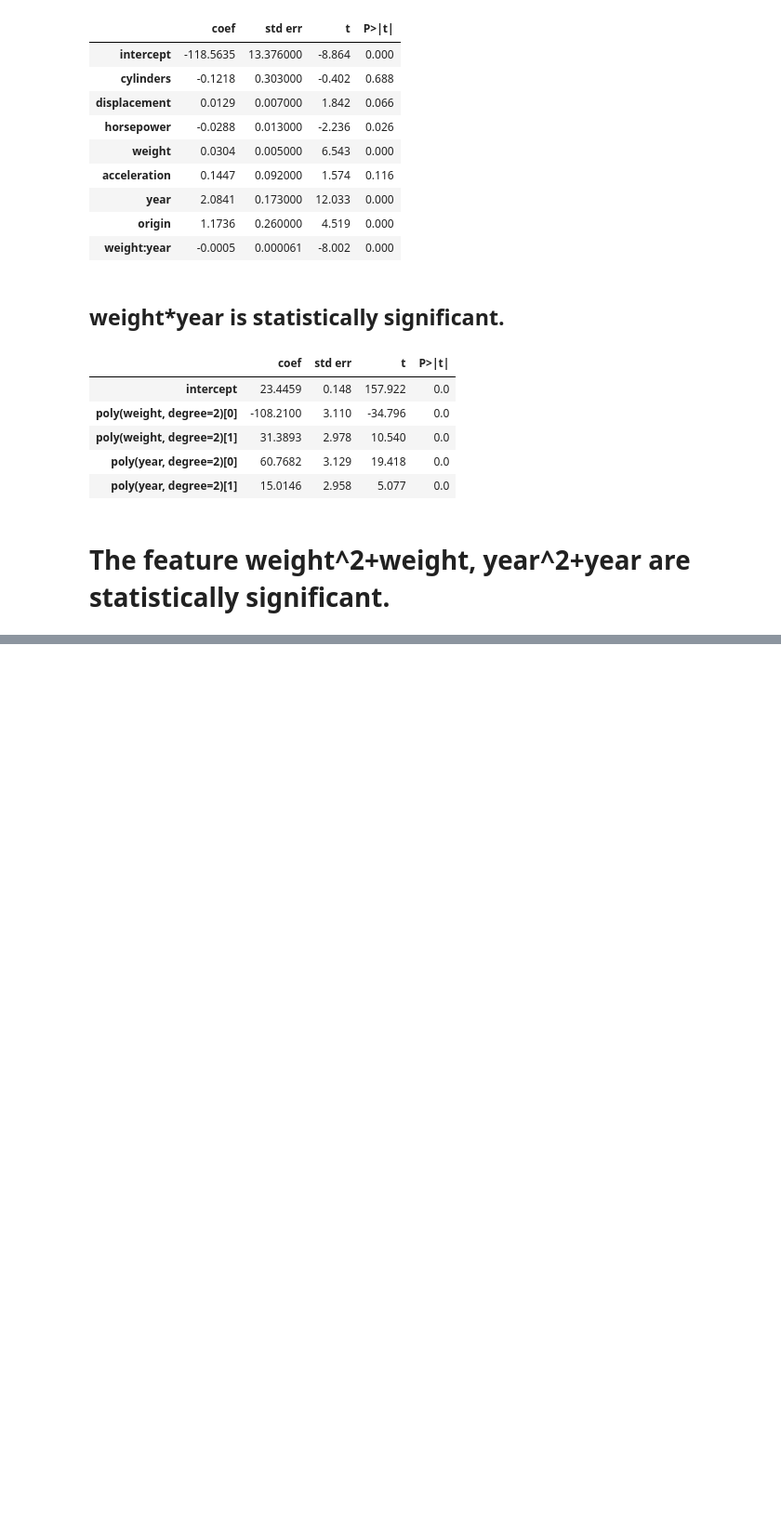
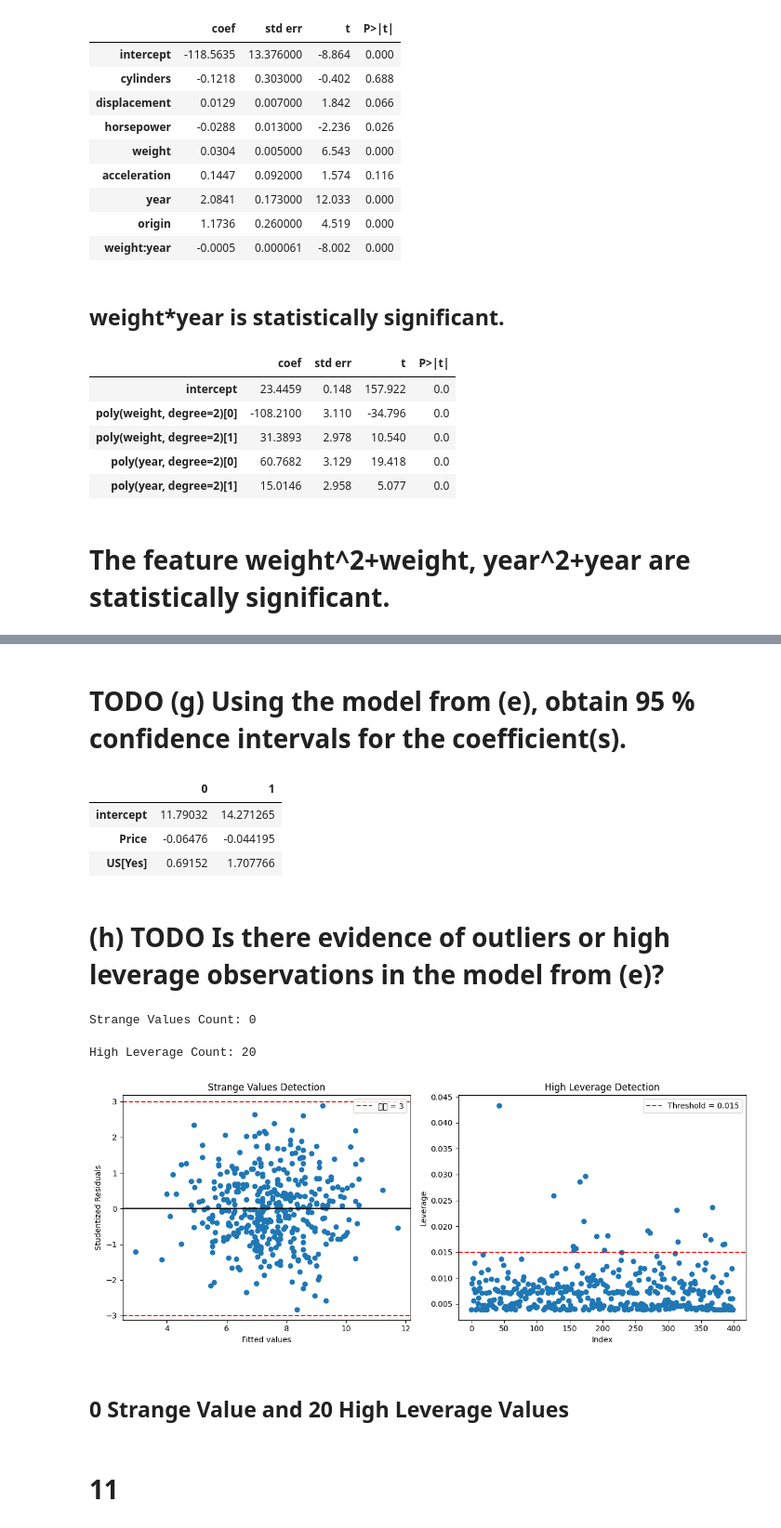
Before and after one commit to AshfordLee/Stanford_CS189, a Jupyter notebook: ISL_python/Ch3/Exercises3.ipynb, the cells around one changed output, grey strips where cells are left out. Shown at 93% size. Drawn from its saved outputs; the diff is of its cells as text; code cells hidden in the pictures; blank space fills up the shorter version.

```diff
--- a/ISL_python/Ch3/Exercises3.ipynb
+++ b/ISL_python/Ch3/Exercises3.ipynb
@@ -278,0 +364,2 @@ summarize(model2.fit())
+# %%
+small_model.fit().summary()
@@ -278,0 +389,66 @@ summarize(model2.fit())
+# %% [markdown]
+# TODO (g)  Using the model from (e), obtain 95 % confidence intervals for the coefficient(s).
+# %%
+small_model_fit=small_model.fit()
+
+conf_int_coef=small_model_fit.conf_int(alpha=0.05)
+
+conf_int_coef
+# %% [output]
+|  | 0 | 1 |
+| intercept | 11.79032 | 14.271265 |
+| Price | -0.06476 | -0.044195 |
+| US[Yes] | 0.69152 | 1.707766 |
+# %% [markdown]
+# (h) TODO Is there evidence of outliers or high leverage observations in the model from (e)?
+# %%
+infl=small_model_fit.get_influence()
+
+studentized_residuals=infl.resid_studentized_external
+
+outliers = np.abs(studentized_residuals) > 3
+
+print("Strange Values Count:", outliers.sum())
+# %% [output]
+Strange Values Count: 0
+# %%
+leverage = infl.hat_matrix_diag
+n = len(leverage)  # 样本数
+p = small_model_fit.df_model  # 预测变量数（不包括截距）
+threshold = 2 * (p + 1) / n  # 阈值
+high_leverage = leverage > threshold
+
+print("High Leverage Count:", high_leverage.sum())
+# %% [output]
+High Leverage Count: 20
+# %%
+import matplotlib.pyplot as plt
+
+fig, axes = plt.subplots(1, 2, figsize=(12, 5))
+
+# 学生化残差图
+axes[0].scatter(small_model_fit.fittedvalues, studentized_residuals)
+axes[0].axhline(y=3, color='r', linestyle='--', label='阈值 = 3')
+axes[0].axhline(y=-3, color='r', linestyle='--')
+axes[0].axhline(y=0, color='k', linestyle='-')
+axes[0].set_xlabel('Fitted values')
+axes[0].set_ylabel('Studentized Residuals')
+axes[0].set_title('Strange Values Detection')
+axes[0].legend()
+
+# 杠杆值图
+axes[1].scatter(np.arange(n), leverage)
+axes[1].axhline(y=threshold, color='r', linestyle='--', label=f'Threshold = {threshold:.3f}')
+axes[1].set_xlabel('Index')
+axes[1].set_ylabel('Leverage')
+axes[1].set_title('High Leverage Detection')
+axes[1].legend()
+
+plt.tight_layout()
+plt.show()
+# %% [output]
+[figure, added]
+# %% [markdown]
+# <small> 0 Strange Value and 20 High Leverage Values</small>
+# %% [markdown]
+# 11
```
Also changed, not shown: parts of 143 cells of this notebook.
